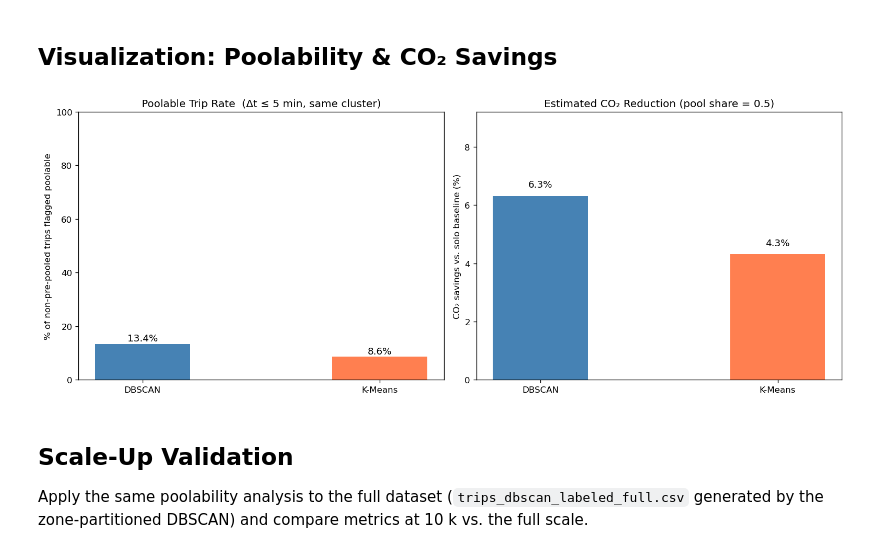
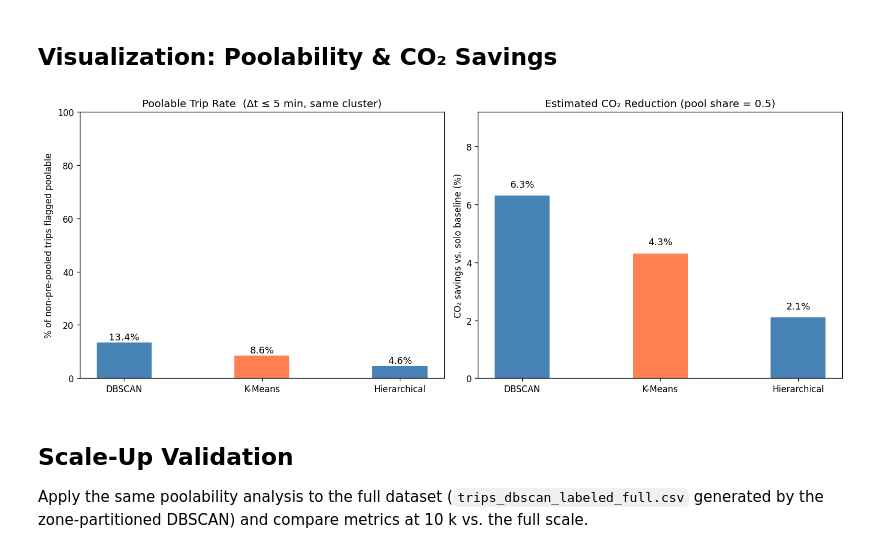
Before and after one commit to anushkasjadhav/MSE446-Optimization-Ride-Pooling-For-Emissions-Reduction, a Jupyter notebook: Clustering/poolability_scaleup.ipynb, the cells around one changed output. Cells and saved outputs as stored; diff of their text form; code cells hidden in the pictures.

```diff
--- a/Clustering/poolability_scaleup.ipynb
+++ b/Clustering/poolability_scaleup.ipynb
@@ -43,12 +43,19 @@ def load_and_coerce(path):
 
 db_df  = load_and_coerce("../Data/generated/trips_dbscan_labeled.csv")
 km_df  = load_and_coerce("../Data/generated/trips_kmeans_labeled.csv")
+hier_df = load_and_coerce("../Data/generated/trips_hierarchical_labeled_full.csv")
+
+# Ensure hierarchical label column is named 'hier_cluster' for consistency with DBSCAN/K-Means calls
+if "hier_cluster" not in hier_df.columns and "cluster" in hier_df.columns:
+    hier_df["hier_cluster"] = hier_df["cluster"]
+
 comp   = pd.read_csv("../Data/generated/clustering_comparison.csv")
 
 db_df_new = db_df.copy()
 km_df_new = km_df.copy()
+hier_df_new = hier_df.copy()
 
-for df_, name in [(db_df, "DBSCAN"), (km_df, "K-Means")]:
+for df_, name in [(db_df, "DBSCAN"), (km_df, "K-Means"), (hier_df, "Hierarchical")]:
     pct_y = (df_["shared_match_flag"] == "Y").mean() * 100
     print(f"{name}: {len(df_):,} trips  |  shared_match_flag=Y: {pct_y:.0f}%")
 
@@ -71,9 +79,11 @@ def total_co2_kg(df):
 
 baseline_db = total_co2_kg(db_df_new)
 baseline_km = total_co2_kg(km_df_new)
+baseline_hier = total_co2_kg(hier_df_new)
 
 print(f"Baseline CO₂ — DBSCAN subset  : {baseline_db:,.1f} kg  ({len(db_df_new):,} trips)")
 print(f"Baseline CO₂ — K-Means subset : {baseline_km:,.1f} kg  ({len(km_df_new):,} trips)")
+print(f"Baseline CO₂ — Hierarchical subset : {baseline_hier:,.1f} kg  ({len(hier_df_new):,} trips)")
 print(f"\nAvg CO₂ per trip: {baseline_db * 1000 / len(db_df_new):.0f} g")
 # %% [output]
 Baseline CO₂ — DBSCAN subset  : 31,198.4 kg  (10,000 trips)
@@ -133,14 +144,19 @@ def mark_poolable(df, cluster_col, time_window_min=TIME_WINDOW_MIN):
 # %%
 db_df_new, cluster_stats_db = mark_poolable(db_df_new, "dbscan_cluster")
 km_df_new, cluster_stats_km = mark_poolable(km_df_new, "kmeans_cluster")
+# Use hier_cluster in hierarchical poolability scoring as requested
+hier_df_new, cluster_stats_hier = mark_poolable(hier_df_new, "hier_cluster")
 
 pct_pool_db = db_df_new["poolable"].mean() * 100
 pct_pool_km = km_df_new["poolable"].mean() * 100
+pct_pool_hier = hier_df_new["poolable"].mean() * 100
 n_pool_db   = db_df_new["poolable"].sum()
 n_pool_km   = km_df_new["poolable"].sum()
+n_pool_hier = hier_df_new["poolable"].sum()
 
 print(f"DBSCAN  — Poolable trips: {n_pool_db:,}  ({pct_pool_db:.1f}%)")
 print(f"K-Means — Poolable trips: {n_pool_km:,}  ({pct_pool_km:.1f}%)")
+print(f"Hierarchical — Poolable trips: {n_pool_hier:,}  ({pct_pool_hier:.1f}%)")
 # %% [output]
 DBSCAN  — Poolable trips: 1,343  (13.4%)
 K-Means — Poolable trips: 856  (8.6%)
@@ -160,12 +177,15 @@ def co2_with_pooling(df, pool_ratio=POOL_RATIO):
 
 co2_after_db  = co2_with_pooling(db_df_new)
 co2_after_km  = co2_with_pooling(km_df_new)
+co2_after_hier = co2_with_pooling(hier_df_new)
 savings_db    = (baseline_db - co2_after_db) / baseline_db * 100
 savings_km    = (baseline_km - co2_after_km) / baseline_km * 100
+savings_hier = (baseline_hier - co2_after_hier) / baseline_hier * 100
 
 print(f"{'Algorithm':<12} {'Baseline (kg)':>15} {'After Pooling (kg)':>20} {'CO₂ Savings':>14}")
 print(f"{'DBSCAN':<12} {baseline_db:>15,.1f} {co2_after_db:>20,.1f} {savings_db:>13.2f}%")
 print(f"{'K-Means':<12} {baseline_km:>15,.1f} {co2_after_km:>20,.1f} {savings_km:>13.2f}%")
+print(f"{'Hierarchical':<12} {baseline_hier:>15,.1f} {co2_after_hier:>20,.1f} {savings_hier:>13.2f}%")
 # %% [output]
 Algorithm      Baseline (kg)   After Pooling (kg)    CO₂ Savings
 DBSCAN              31,198.4             29,230.3          6.31%
@@ -261,27 +292,27 @@ Algorithm  N Clusters  Noise %  Silhouette  Davies-Bouldin  % Poolable  CO₂ Sa
 # %%
 fig, axes = plt.subplots(1, 2, figsize=(13, 5))
 colors = ["steelblue", "coral"]
-labels = ["DBSCAN", "K-Means"]
+labels = ["DBSCAN", "K-Means", "Hierarchical"]
 
-axes[0].bar(labels, [pct_pool_db, pct_pool_km], color=colors, width=0.4)
+axes[0].bar(labels, [pct_pool_db, pct_pool_km, pct_pool_hier], color=colors, width=0.4)
 axes[0].set_ylabel("% of non-pre-pooled trips flagged poolable")
 axes[0].set_title(f"Poolable Trip Rate  (Δt ≤ {TIME_WINDOW_MIN} min, same cluster)")
 axes[0].set_ylim(0, 100)
-for i, v in enumerate([pct_pool_db, pct_pool_km]):
+for i, v in enumerate([pct_pool_db, pct_pool_km, pct_pool_hier]):
     axes[0].text(i, v + 1, f"{v:.1f}%", ha="center", fontsize=11)
 
-axes[1].bar(labels, [savings_db, savings_km], color=colors, width=0.4)
+axes[1].bar(labels, [savings_db, savings_km, savings_hier], color=colors, width=0.4)
 axes[1].set_ylabel("CO₂ savings vs. solo baseline (%)")
 axes[1].set_title(f"Estimated CO₂ Reduction (pool share = {POOL_RATIO})")
-axes[1].set_ylim(0, max(savings_db, savings_km) * 1.3 + 1)
-for i, v in enumerate([savings_db, savings_km]):
+axes[1].set_ylim(0, max(savings_db, savings_km, savings_hier) * 1.3 + 1)
+for i, v in enumerate([savings_db, savings_km, savings_hier]):
     axes[1].text(i, v + 0.3, f"{v:.1f}%", ha="center", fontsize=11)
 
 plt.tight_layout()
 plt.savefig("figures/poolability_summary.png", dpi=120, bbox_inches="tight")
 plt.show()
 # %% [output]
-[figure, old version]
+[figure, new version]
 # %% [markdown]
 ## Scale-Up Validation
 
```
Also changed, not shown: parts of 8 cells of this notebook, 7 other files.
